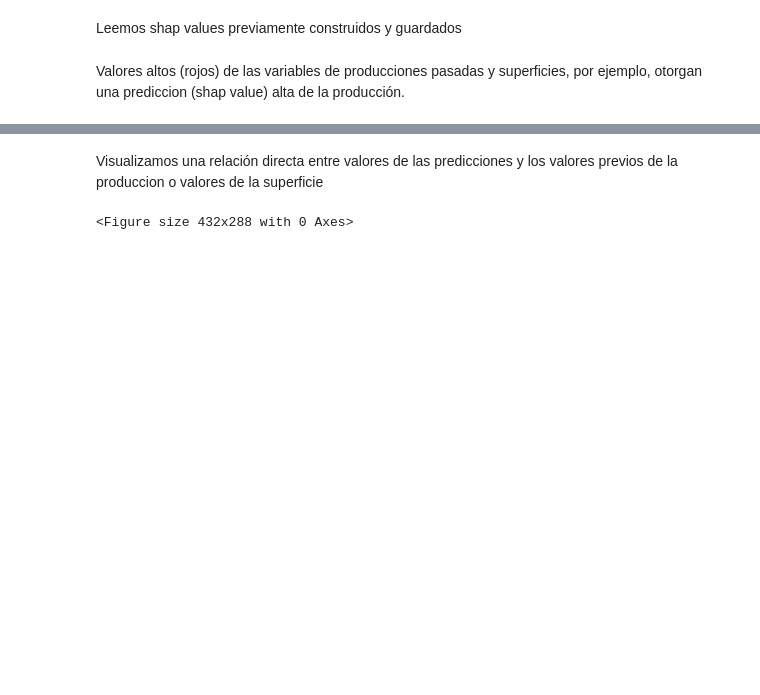
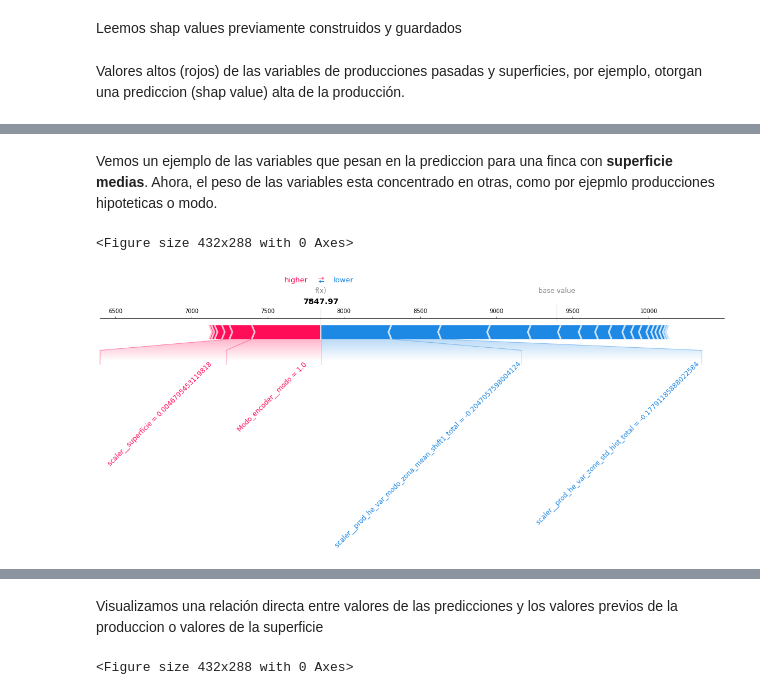
Before and after one commit to vitostamatti/datathon-cajamar-malbecs, a Jupyter notebook: notebooks/02-Prediccion-Malbecs-Nacional.ipynb, the cells around one changed output, grey strips where cells are left out. Saved outputs shown, nothing was run; the diff lists cells and outputs as text; code cells hidden in the pictures; blank space fills up the shorter version.

```diff
--- a/notebooks/02-Prediccion-Malbecs-Nacional.ipynb
+++ b/notebooks/02-Prediccion-Malbecs-Nacional.ipynb
@@ -626,0 +636,9 @@ plt.show()
+# %% [markdown]
+Vemos un ejemplo de las variables que pesan en la prediccion para una finca con **superficie medias**. Ahora, el peso de las variables esta concentrado en otras, como por ejepmlo producciones hipoteticas o modo.
+# %%
+plt.figure(facecolor="white")
+shap.force_plot(explainer.expected_value, shap_values_read[2002,:], x_sample_trans.iloc[2002,:],matplotlib=True,text_rotation=45)
+plt.show()
+# %% [output]
+<Figure size 432x288 with 0 Axes>
+[figure, added]
```
Also changed, not shown: parts of 5 cells of this notebook, 2 other files.
